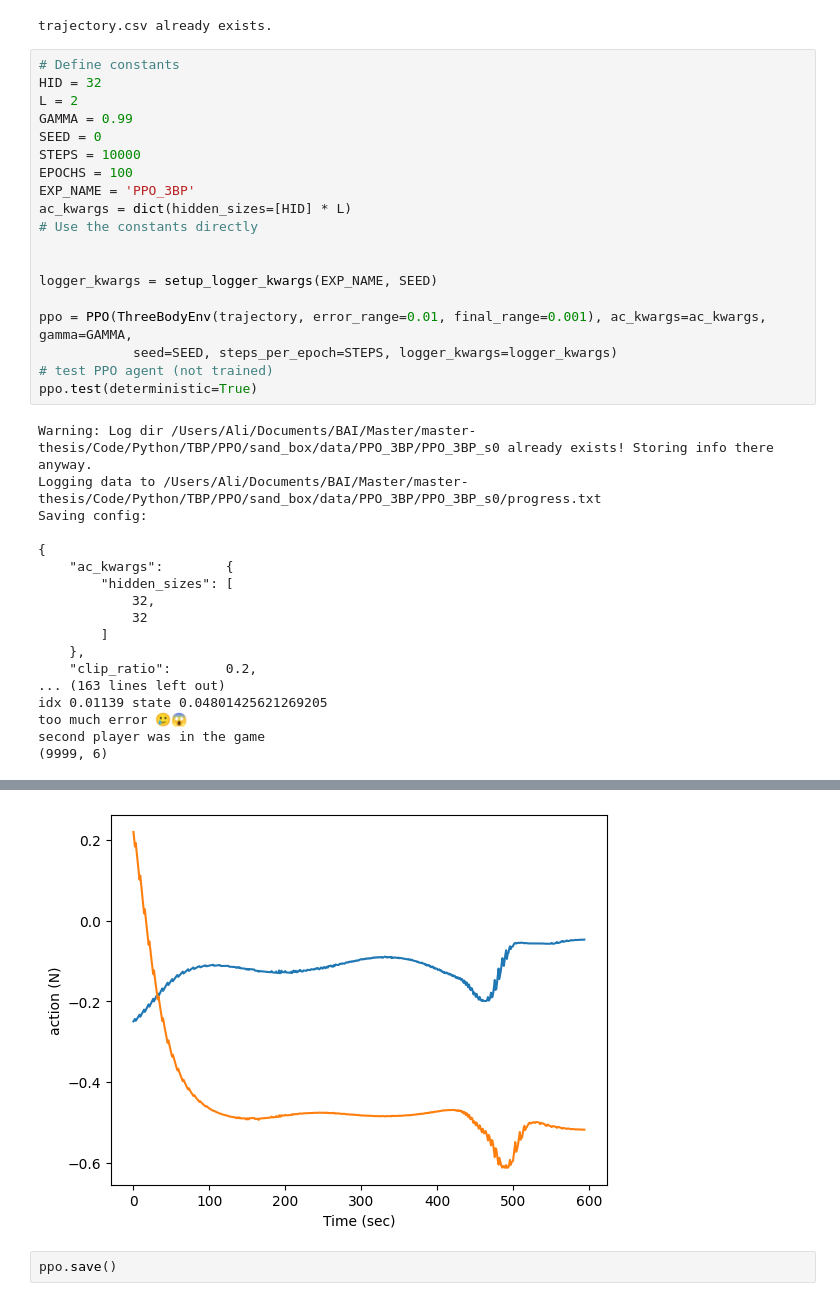
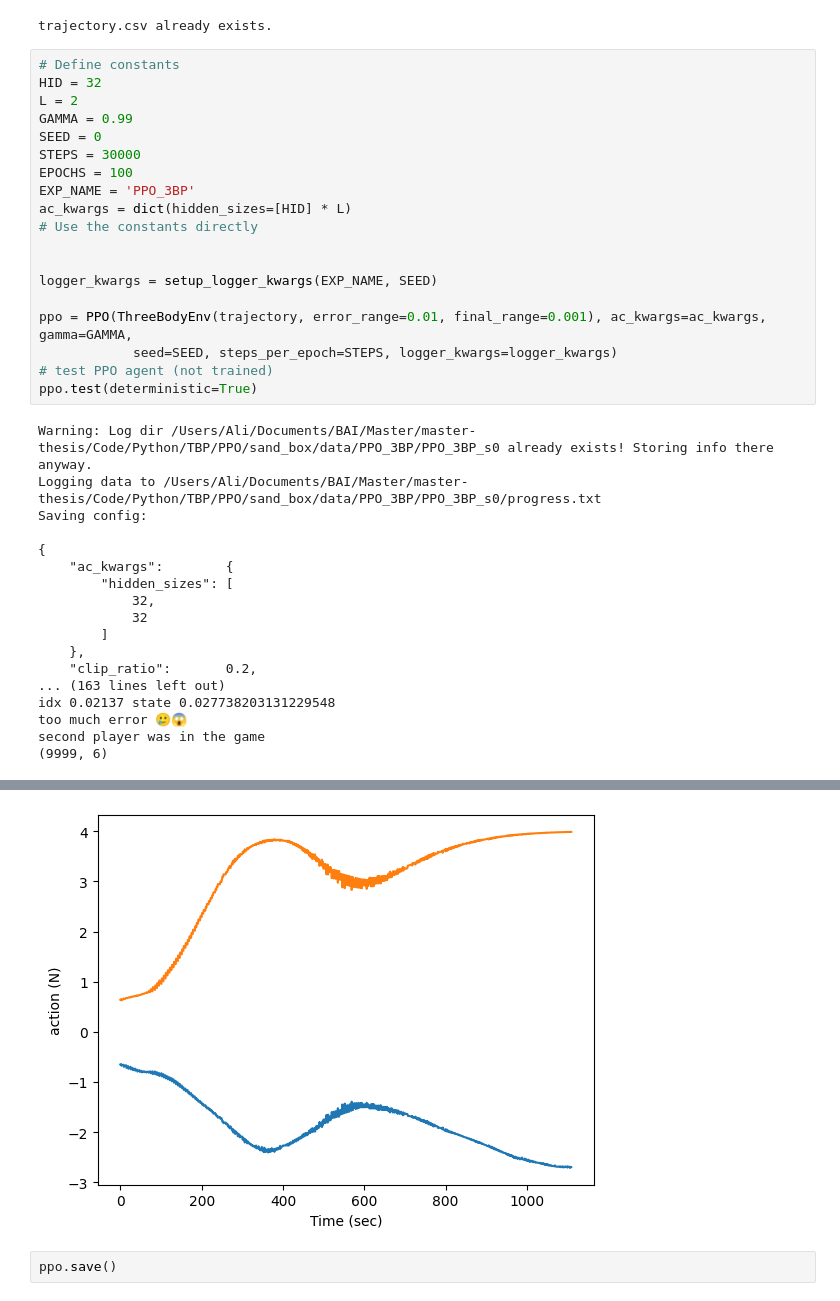
Before and after one commit to alibaniasad1999/master-thesis, a Jupyter notebook: Code/Python/TBP/PPO/sand_box/sand.ipynb, the cells around one changed output, grey strips where cells are left out. Cells and saved outputs as stored; diff of their text form.

```diff
--- a/Code/Python/TBP/PPO/sand_box/sand.ipynb
+++ b/Code/Python/TBP/PPO/sand_box/sand.ipynb
@@ -53,7 +53,7 @@ HID = 32
 L = 2
 GAMMA = 0.99
 SEED = 0
-STEPS = 10000
+STEPS = 30000
 EPOCHS = 100
 EXP_NAME = 'PPO_3BP'
 ac_kwargs = dict(hidden_sizes=[HID] * L)
@@ -80,7 +80,7 @@ Saving config:
     },
     "clip_ratio":       0.2,
 ... (163 lines left out)
-idx 0.01139 state 0.04801425621269205
+idx 0.02137 state 0.027738203131229548
 too much error 🥲😱
 second player was in the game
 (9999, 6)
@@ -88,4 +88,4 @@ second player was in the game
-[figure, old version]
+[figure, new version]
 # %%
 ppo.save()
 # %% [output]
```
Also changed, not shown: parts of 2 cells of this notebook, 7 other files.
